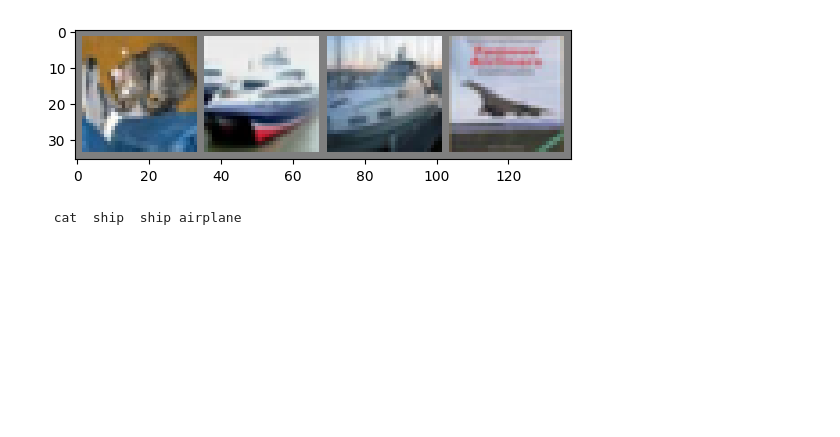
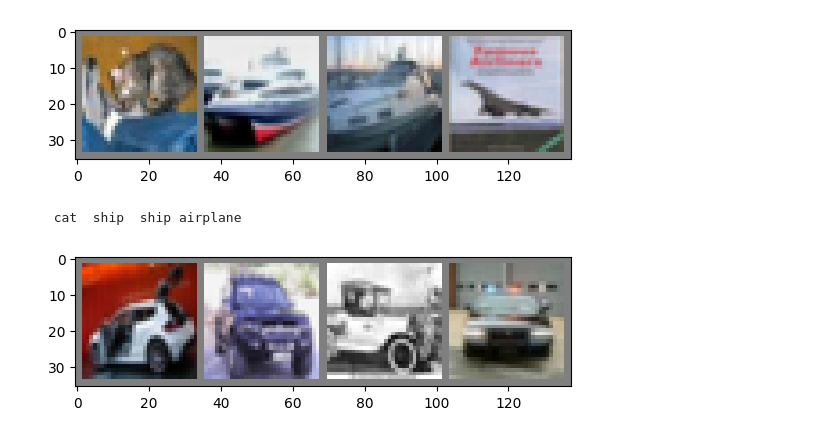
Before and after one commit to khw11044/GOAD-CIFAR10-Pytorch, a Jupyter notebook: demo.ipynb, the cells around one changed output. Drawn from its saved outputs; the diff is of its cells as text; code cells hidden in the pictures; blank space fills up the shorter version.

```diff
--- a/demo.ipynb
+++ b/demo.ipynb
@@ -14,3 +14,12 @@ def imshow(img):
     npimg = img.numpy()
     plt.imshow(np.transpose(npimg, (1, 2, 0)))
     plt.show()
+# %%
+root = './data'
+class_ind = 1
+
+BATCH = 4
+
+testset = dset.CIFAR10(root, train=False, download=True)
+test_data = np.array(testset.data)
+test_labels = np.array(testset.targets)
@@ -51,3 +53,21 @@ print(' '.join('%5s' % classes[labels[j]] for j in range(BATCH)))
 # %% [output]
 [figure]
   cat  ship  ship airplane
+# %%
+normal_x_test = x_test[y_test]
+normal_x_test_trans = normal_x_test.transpose(0, 3, 1, 2)
+normal_x_test_trans = normal_x_test_trans.reshape(-1,BATCH,3,32,32)
+normal_img_dataiter = iter(normal_x_test_trans)
+
+new_y_test = [not y for y in y_test]
+abnormal_x_test = x_test[new_y_test]
+abnormal_x_test_trans = abnormal_x_test.transpose(0, 3, 1, 2)
+abnormal_x_test_trans = abnormal_x_test_trans.reshape(-1,BATCH,3,32,32)
+abnormal_img_dataiter = iter(abnormal_x_test_trans)
+# %%
+# normal 이미지 보여주기
+normal_images = next(normal_img_dataiter)
+normal_images_tensor = torch.from_numpy(normal_images)
+imshow(torchvision.utils.make_grid(normal_images_tensor))
+# %% [output]
+[figure, added]
```
Also changed, not shown: parts of 21 cells of this notebook, 3 other files.
